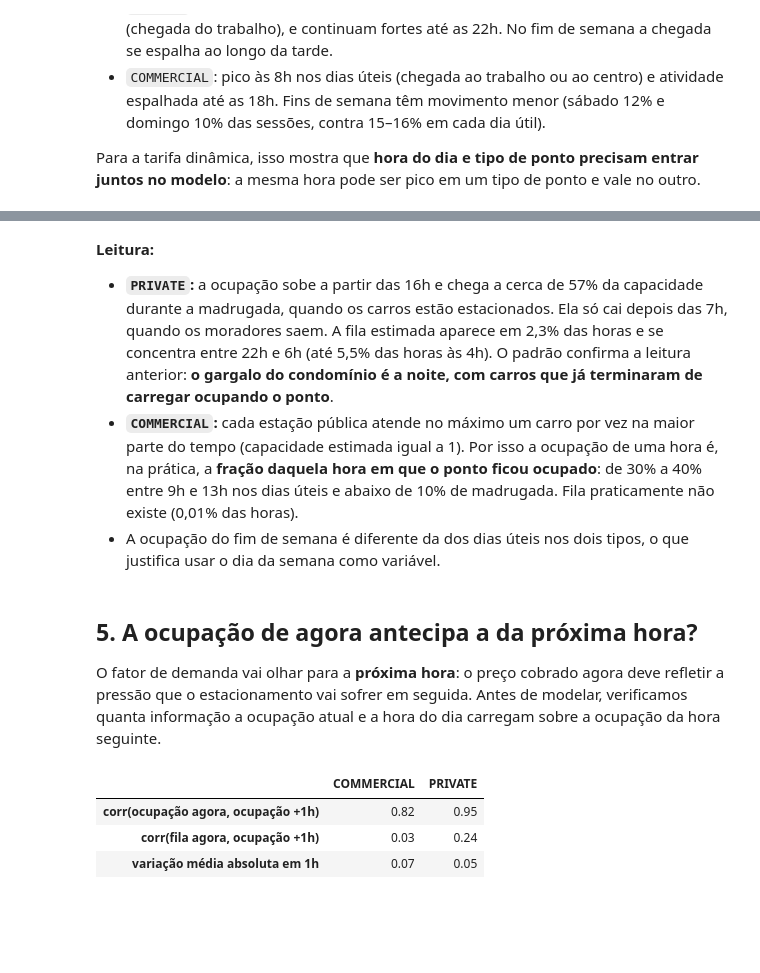
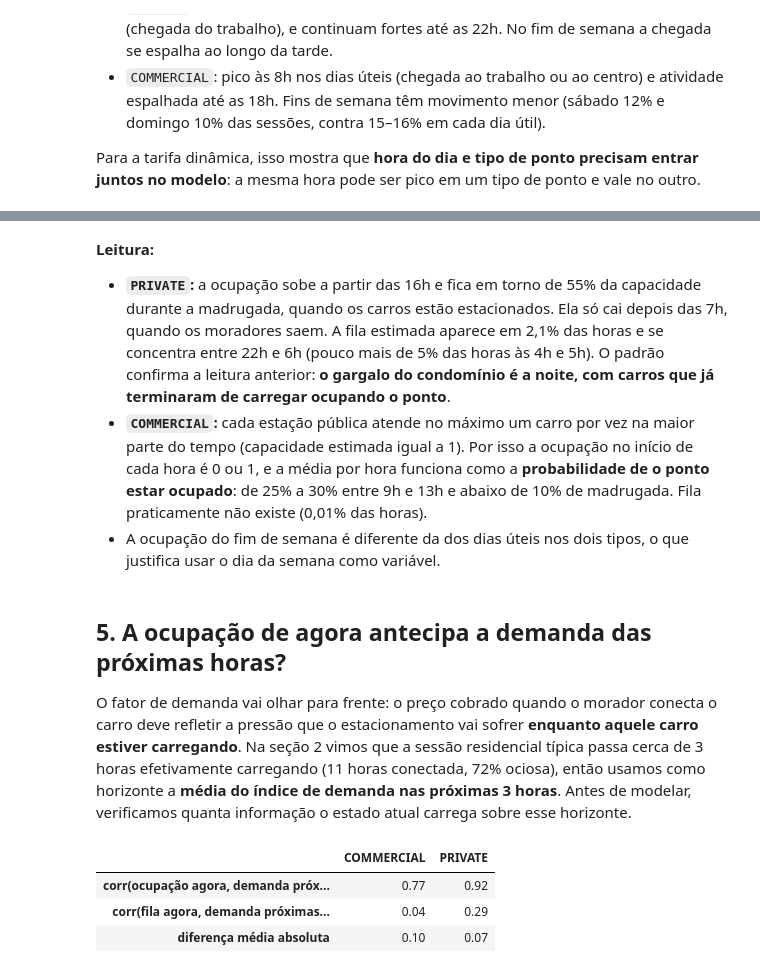
Before and after one commit to ev-charge-ops/ml, a Jupyter notebook: notebooks/01-exploratory-analysis.ipynb, the cells around one changed output, grey strips where cells are left out. Saved outputs shown, nothing was run; the diff lists cells and outputs as text; code cells hidden in the pictures; blank space fills up the shorter version.

Commit message:
feat: measure occupancy as a snapshot at the start of each hour

```diff
--- a/notebooks/01-exploratory-analysis.ipynb
+++ b/notebooks/01-exploratory-analysis.ipynb
@@ -306,41 +308,36 @@ ax.grid(axis="y", alpha=0.3)
 # %% [markdown]
 **Leitura:**
 
-- **`PRIVATE`:** a ocupação sobe a partir das 16h e chega a cerca de 57% da capacidade durante a madrugada, quando os carros estão estacionados. Ela só cai depois das 7h, quando os moradores saem. A fila estimada aparece em 2,3% das horas e se concentra entre 22h e 6h (até 5,5% das horas às 4h). O padrão confirma a leitura anterior: **o gargalo do condomínio é a noite, com carros que já terminaram de carregar ocupando o ponto**.
-- **`COMMERCIAL`:** cada estação pública atende no máximo um carro por vez na maior parte do tempo (capacidade estimada igual a 1). Por isso a ocupação de uma hora é, na prática, a **fração daquela hora em que o ponto ficou ocupado**: de 30% a 40% entre 9h e 13h nos dias úteis e abaixo de 10% de madrugada. Fila praticamente não existe (0,01% das horas).
+- **`PRIVATE`:** a ocupação sobe a partir das 16h e fica em torno de 55% da capacidade durante a madrugada, quando os carros estão estacionados. Ela só cai depois das 7h, quando os moradores saem. A fila estimada aparece em 2,1% das horas e se concentra entre 22h e 6h (pouco mais de 5% das horas às 4h e 5h). O padrão confirma a leitura anterior: **o gargalo do condomínio é a noite, com carros que já terminaram de carregar ocupando o ponto**.
+- **`COMMERCIAL`:** cada estação pública atende no máximo um carro por vez na maior parte do tempo (capacidade estimada igual a 1). Por isso a ocupação no início de cada hora é 0 ou 1, e a média por hora funciona como a **probabilidade de o ponto estar ocupado**: de 25% a 30% entre 9h e 13h e abaixo de 10% de madrugada. Fila praticamente não existe (0,01% das horas).
 - A ocupação do fim de semana é diferente da dos dias úteis nos dois tipos, o que justifica usar o dia da semana como variável.
 # %% [markdown]
-## 5. A ocupação de agora antecipa a da próxima hora?
+## 5. A ocupação de agora antecipa a demanda das próximas horas?
 
-O fator de demanda vai olhar para a **próxima hora**: o preço cobrado agora deve refletir a pressão que o estacionamento vai sofrer em seguida. Antes de modelar, verificamos quanta informação a ocupação atual e a hora do dia carregam sobre a ocupação da hora seguinte.
+O fator de demanda vai olhar para frente: o preço cobrado quando o morador conecta o carro deve refletir a pressão que o estacionamento vai sofrer **enquanto aquele carro estiver carregando**. Na seção 2 vimos que a sessão residencial típica passa cerca de 3 horas efetivamente carregando (11 horas conectada, 72% ociosa), então usamos como horizonte a **média do índice de demanda nas próximas 3 horas**. Antes de modelar, verificamos quanta informação o estado atual carrega sobre esse horizonte.
 # %%
-panel = panel.sort_values(["site_id", "timestamp"])
-next_timestamp = panel.groupby("site_id")["timestamp"].shift(-1)
-is_next_hour = next_timestamp == panel["timestamp"] + pd.Timedelta(hours=1)
-panel["next_occupancy"] = (
-    panel.groupby("site_id")["occupancy_ratio"].shift(-1).where(is_next_hour)
-)
+horizon = build_demand_dataset(panel)
 pd.DataFrame(
     {
         charge_point_type: {
-            "corr(ocupação agora, ocupação +1h)": group["occupancy_ratio"].corr(
-                group["next_occupancy"]
+            "corr(ocupação agora, demanda próximas 3h)": group["occupancy_ratio"].corr(
+                group["next_demand"]
             ),
-            "corr(fila agora, ocupação +1h)": group["queue_length"].corr(
-                group["next_occupancy"]
+            "corr(fila agora, demanda próximas 3h)": group["queue_length"].corr(
+                group["next_demand"]
             ),
-            "variação média absoluta em 1h": (
-                group["next_occupancy"] - group["occupancy_ratio"]
+            "diferença média absoluta": (
+                group["next_demand"] - group["occupancy_ratio"]
             )
             .abs()
             .mean(),
         }
-        for charge_point_type, group in panel.groupby("charge_point_type")
+        for charge_point_type, group in horizon.groupby("charge_point_type")
     }
 )
 # %% [output]
 |  | COMMERCIAL | PRIVATE |
-| corr(ocupação agora, ocupação +1h) | 0.82 | 0.95 |
-| corr(fila agora, ocupação +1h) | 0.03 | 0.24 |
-| variação média absoluta em 1h | 0.07 | 0.05 |
+| corr(ocupação agora, demanda próx... | 0.77 | 0.92 |
+| corr(fila agora, demanda próximas... | 0.04 | 0.29 |
+| diferença média absoluta | 0.10 | 0.07 |
 # %% [markdown]
```
Also changed, not shown: parts of 8 cells of this notebook, 1 other file.
